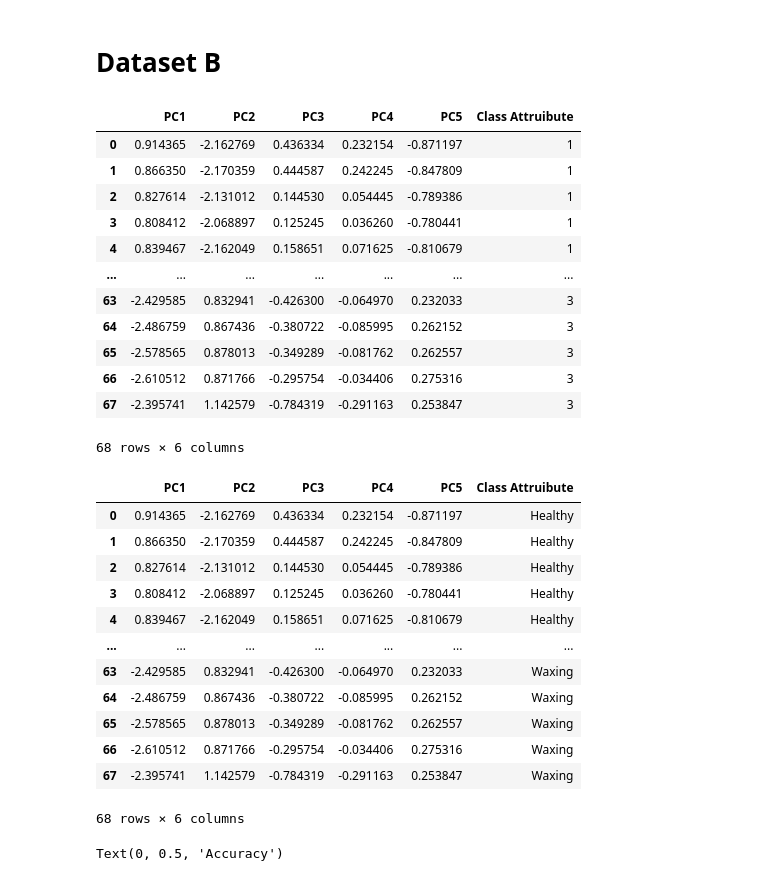
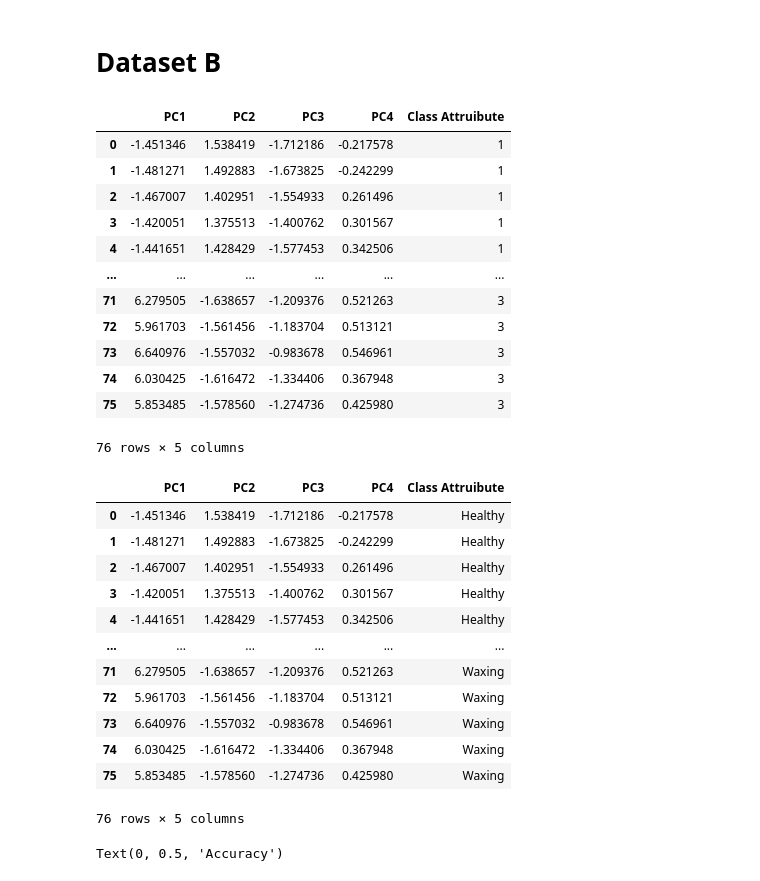
Before and after one commit to josh-huang/CSC3005-DataAnalytics-Project, a Jupyter notebook: ML-Decision Tree/Decision_Tree_pca.ipynb, the cells around one changed output. Saved outputs shown, nothing was run; the diff lists cells and outputs as text; code cells hidden in the pictures.

```diff
--- a/ML-Decision Tree/Decision_Tree_pca.ipynb
+++ b/ML-Decision Tree/Decision_Tree_pca.ipynb
@@ -224,51 +224,51 @@ Installation effects       0.59      0.71      0.65        14
 # %%
 #load in the data
 
-dataframeB = pd.read_csv('../5. Dataset PCA/MeterB_pca_5.csv')
+dataframeB = pd.read_csv('../5. Dataset PCA/MeterB_pca_4.csv')
 #display(dataframeA.head())
 dataframeB.head()
 
 dataframeB = dataframeB.drop('Unnamed: 0', axis=1)
 
 # yLbl is Class Attruibute labels
 
 yLbl_B = dataframeB[['Class Attruibute']]
 
 #featuresVector
 dataframeB
 # %% [output]
-|  | PC1 | PC2 | PC3 | PC4 | PC5 | Class Attruibute |
-| 0 | 0.914365 | -2.162769 | 0.436334 | 0.232154 | -0.871197 | 1 |
-| 1 | 0.866350 | -2.170359 | 0.444587 | 0.242245 | -0.847809 | 1 |
-| 2 | 0.827614 | -2.131012 | 0.144530 | 0.054445 | -0.789386 | 1 |
-| 3 | 0.808412 | -2.068897 | 0.125245 | 0.036260 | -0.780441 | 1 |
-| 4 | 0.839467 | -2.162049 | 0.158651 | 0.071625 | -0.810679 | 1 |
-| ... | ... | ... | ... | ... | ... | ... |
-| 63 | -2.429585 | 0.832941 | -0.426300 | -0.064970 | 0.232033 | 3 |
-| 64 | -2.486759 | 0.867436 | -0.380722 | -0.085995 | 0.262152 | 3 |
-| 65 | -2.578565 | 0.878013 | -0.349289 | -0.081762 | 0.262557 | 3 |
-| 66 | -2.610512 | 0.871766 | -0.295754 | -0.034406 | 0.275316 | 3 |
-| 67 | -2.395741 | 1.142579 | -0.784319 | -0.291163 | 0.253847 | 3 |
+|  | PC1 | PC2 | PC3 | PC4 | Class Attruibute |
+| 0 | -1.451346 | 1.538419 | -1.712186 | -0.217578 | 1 |
+| 1 | -1.481271 | 1.492883 | -1.673825 | -0.242299 | 1 |
+| 2 | -1.467007 | 1.402951 | -1.554933 | 0.261496 | 1 |
+| 3 | -1.420051 | 1.375513 | -1.400762 | 0.301567 | 1 |
+| 4 | -1.441651 | 1.428429 | -1.577453 | 0.342506 | 1 |
+| ... | ... | ... | ... | ... | ... |
+| 71 | 6.279505 | -1.638657 | -1.209376 | 0.521263 | 3 |
+| 72 | 5.961703 | -1.561456 | -1.183704 | 0.513121 | 3 |
+| 73 | 6.640976 | -1.557032 | -0.983678 | 0.546961 | 3 |
+| 74 | 6.030425 | -1.616472 | -1.334406 | 0.367948 | 3 |
+| 75 | 5.853485 | -1.578560 | -1.274736 | 0.425980 | 3 |
-68 rows × 6 columns
+76 rows × 5 columns
 # %%
 dataframeB['Class Attruibute'] = dataframeB['Class Attruibute'].replace([1],'Healthy')
 dataframeB['Class Attruibute'] = dataframeB['Class Attruibute'].replace([2],'Gas injection')
 dataframeB['Class Attruibute'] = dataframeB['Class Attruibute'].replace([3],'Waxing')
 dataframeB
 # %% [output]
-|  | PC1 | PC2 | PC3 | PC4 | PC5 | Class Attruibute |
-| 0 | 0.914365 | -2.162769 | 0.436334 | 0.232154 | -0.871197 | Healthy |
-| 1 | 0.866350 | -2.170359 | 0.444587 | 0.242245 | -0.847809 | Healthy |
-| 2 | 0.827614 | -2.131012 | 0.144530 | 0.054445 | -0.789386 | Healthy |
-| 3 | 0.808412 | -2.068897 | 0.125245 | 0.036260 | -0.780441 | Healthy |
-| 4 | 0.839467 | -2.162049 | 0.158651 | 0.071625 | -0.810679 | Healthy |
-| ... | ... | ... | ... | ... | ... | ... |
-| 63 | -2.429585 | 0.832941 | -0.426300 | -0.064970 | 0.232033 | Waxing |
-| 64 | -2.486759 | 0.867436 | -0.380722 | -0.085995 | 0.262152 | Waxing |
-| 65 | -2.578565 | 0.878013 | -0.349289 | -0.081762 | 0.262557 | Waxing |
-| 66 | -2.610512 | 0.871766 | -0.295754 | -0.034406 | 0.275316 | Waxing |
-| 67 | -2.395741 | 1.142579 | -0.784319 | -0.291163 | 0.253847 | Waxing |
+|  | PC1 | PC2 | PC3 | PC4 | Class Attruibute |
+| 0 | -1.451346 | 1.538419 | -1.712186 | -0.217578 | Healthy |
+| 1 | -1.481271 | 1.492883 | -1.673825 | -0.242299 | Healthy |
+| 2 | -1.467007 | 1.402951 | -1.554933 | 0.261496 | Healthy |
+| 3 | -1.420051 | 1.375513 | -1.400762 | 0.301567 | Healthy |
+| 4 | -1.441651 | 1.428429 | -1.577453 | 0.342506 | Healthy |
+| ... | ... | ... | ... | ... | ... |
+| 71 | 6.279505 | -1.638657 | -1.209376 | 0.521263 | Waxing |
+| 72 | 5.961703 | -1.561456 | -1.183704 | 0.513121 | Waxing |
+| 73 | 6.640976 | -1.557032 | -0.983678 | 0.546961 | Waxing |
+| 74 | 6.030425 | -1.616472 | -1.334406 | 0.367948 | Waxing |
+| 75 | 5.853485 | -1.578560 | -1.274736 | 0.425980 | Waxing |
-68 rows × 6 columns
+76 rows × 5 columns
 # %%
 #Y = data['Class']
 #X = data.drop(['Name','Class'],axis=1)
```
Also changed, not shown: parts of 14 cells of this notebook, 13 other files.
